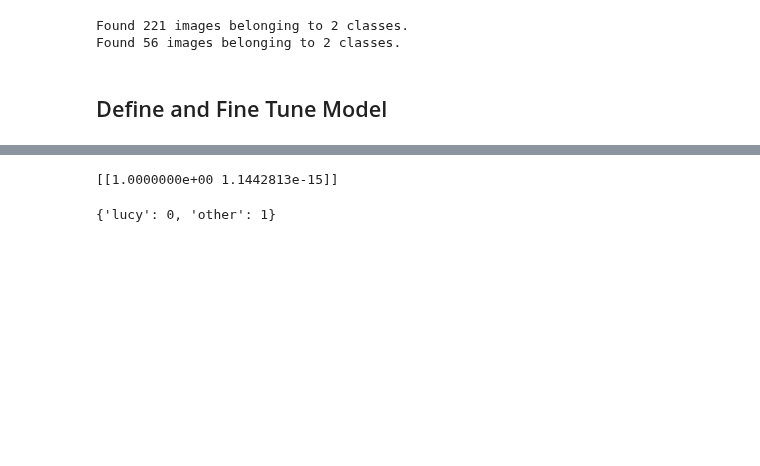
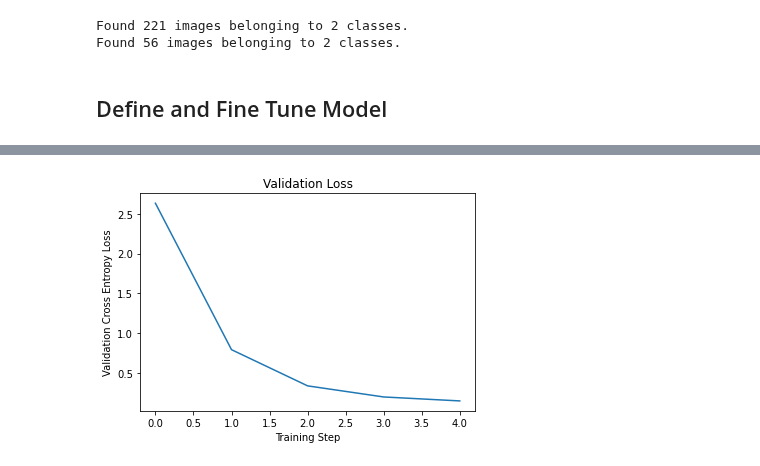
Before and after one commit to jvgalvin/Portfolio, a Jupyter notebook: notebooks/classification_notebook.ipynb, the cells around one changed output, grey strips where cells are left out. Saved outputs shown, nothing was run; the diff lists cells and outputs as text; code cells hidden in the pictures; blank space fills up the shorter version.

Commit message:
Pushing updated model and images

```diff
--- a/notebooks/classification_notebook.ipynb
+++ b/notebooks/classification_notebook.ipynb
@@ -32,3 +32,9 @@ LR = 0.1
+# %%
+NUM_CLASSES = 2
+NUM_EPOCHS = 5
+BATCH_SIZE = 16
+IMG_SIZE = (224,224) # Expected size for ResNet50
+LR = 0.1
 # %% [markdown]
 ## Load Lucy Images
 # %%
@@ -138,7 +144,7 @@ train_generator = train_datagen.flow_from_directory("../images/train/",
                                                     seed=42,
                                                     class_mode="categorical")
 
-val_generator = test_datagen.flow_from_directory("../images/val/",
+val_generator = val_datagen.flow_from_directory("../images/val/",
                                                     target_size=IMG_SIZE,
                                                     batch_size=BATCH_SIZE,
                                                     shuffle=False,
@@ -151,6 +157,7 @@ Found 56 images belonging to 2 classes.
 # %%
 # Instantiate base model from ResNet50 and exclude head
 
+tf.keras.backend.clear_session()
 base_model = ResNet50(include_top=False,
                       input_shape=IMG_SIZE + (3,))
 
@@ -159,13 +166,13 @@ for layer in base_model.layers[:]:
 
 # Create custom model
 
-input_layer = Input(shape=IMG_SIZE + (3,))
+input_layer = Input(shape=IMG_SIZE + (3,)) # Need to add channel dimension last
 
 custom_model = base_model(input_layer)
 custom_model = GlobalAveragePooling2D()(custom_model)
 custom_model = Dense(64, activation="relu")(custom_model)
 custom_model = Dropout(0.2)(custom_model)
-predictions = Dense(2, activation="softmax")(custom_model)
+predictions = Dense(NUM_CLASSES, activation="softmax")(custom_model)
 
 # Instantiate custom model
 
@@ -177,8 +184,10 @@ model.compile(loss="categorical_crossentropy",
               optimizer=tf.keras.optimizers.Adam(learning_rate=LR),
               metrics=["acc"])
 # %%
-history = model.fit_generator(train_generator,
-                    epochs=5,
+# Fit the model
+
+history = model.fit(train_generator,
+                    epochs=NUM_EPOCHS,
                     validation_data=val_generator)
 # %% [output]
 Epoch 1/5
@@ -232,8 +229,11 @@ prediction = model.predict(preprocessed_img)
-# %%
-print (prediction)
-# %% [output]
-[[1.0000000e+00 1.1442813e-15]]
-# %%
-print (val_generator.class_indices)
-# %% [output]
-{'lucy': 0, 'other': 1}
+# %%
+# Visualize loss curve
+
+losses = history.history['val_loss']
+plt.plot(losses)
+plt.xlabel('Training Step')
+plt.ylabel('Validation Cross Entropy Loss')
+plt.title('Validation Loss')
+plt.show()
+# %% [output]
+[figure, added]
```
Also changed, not shown: parts of 26 cells of this notebook, 33 other files.
